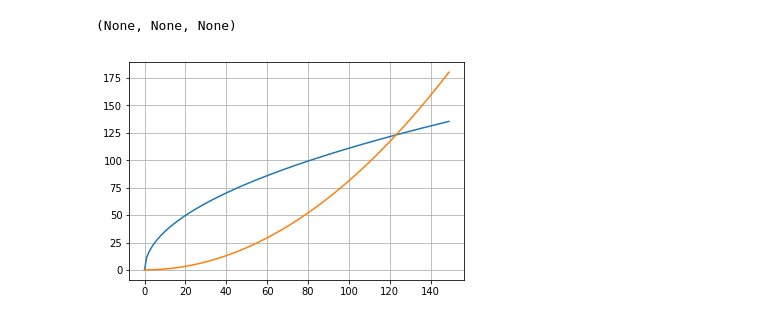
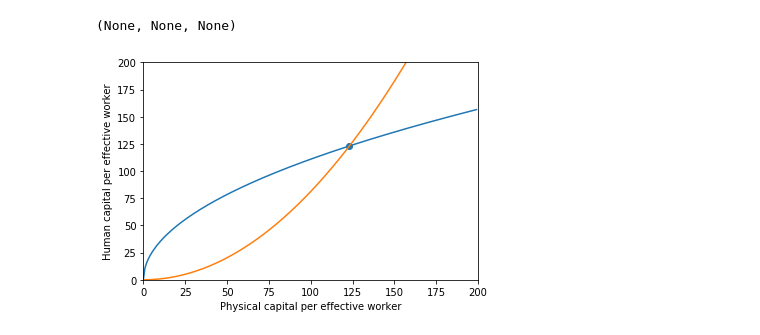
Before and after one commit to kzm266/projects-2019-anaconda-bois, a Jupyter notebook: modelproject/modelproject.ipynb, the cells around one changed output. Drawn from its saved outputs; the diff is of its cells as text; code cells hidden in the pictures.

```diff
--- a/modelproject/modelproject.ipynb
+++ b/modelproject/modelproject.ipynb
@@ -214,2 +238,4 @@ def simulate_k(htilde,ktilde,alpha,phi,delta,sK,sH,n,g,T):
 # %%
-h_path = simulate_h(0,0,1/3,1/3,0.01,0.2,0.2,0.01,0.02,150)
+simulate(0,0,1/3,1/3,0.01,0.2,0.2,0.01,0.02,200)
+# %% [output]
+[figure, added]
@@ -218,7 +241,0 @@ k_path = simulate_k(0,0,1/3,1/3,0.01,0.2,0.2,0.01,0.02,150)
-# %%
-plt.plot(h_path[:150])
-plt.plot(k_path[:150])
-plt.grid(True)
-plt.show()
-# %% [output]
-[figure, removed]
```
Also changed, not shown: parts of 4 cells of this notebook.
